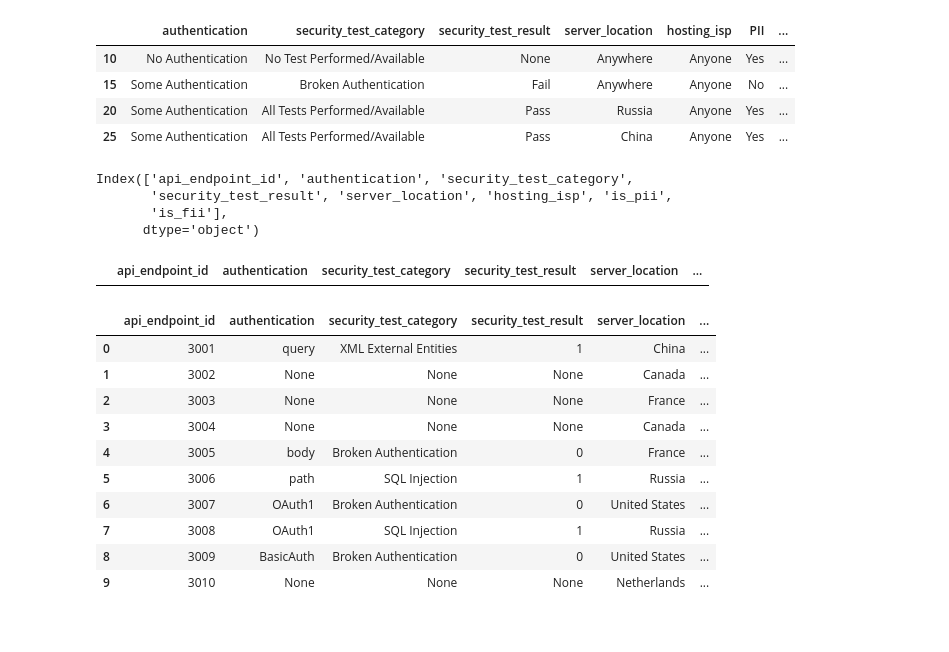
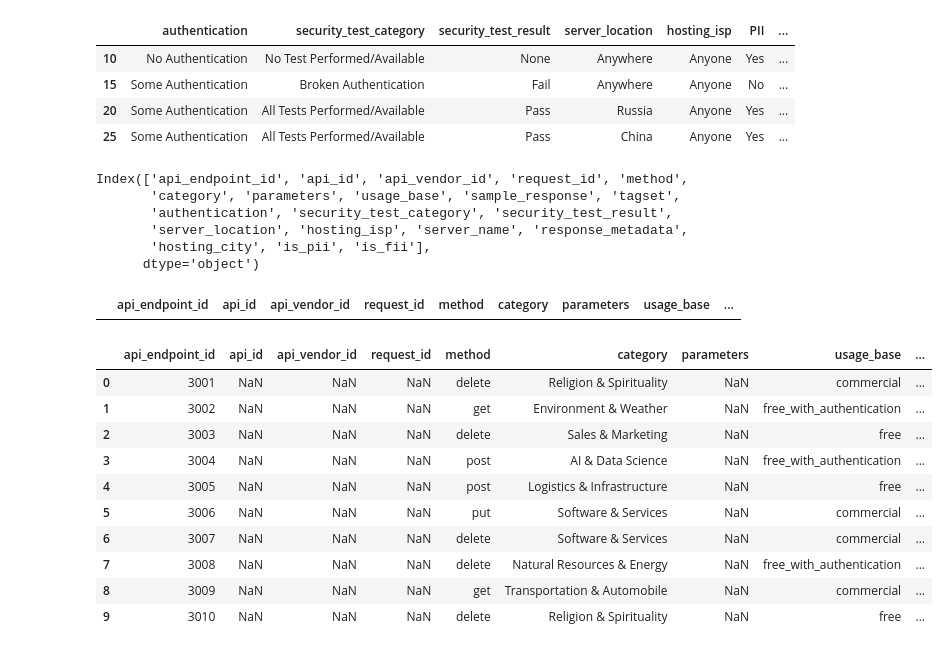
Before and after one commit to teejlab/API-Risk-Assessment-Framework, a Jupyter notebook: eda/eda_high_risk.ipynb, the cells around one changed output. Cells and saved outputs as stored; diff of their text form; code cells hidden in the pictures.

```diff
--- a/eda/eda_high_risk.ipynb
+++ b/eda/eda_high_risk.ipynb
@@ -36,7 +36,7 @@ rule_df
 | 70 | Some Authentication | All Tests Performed/Available | Pass | Americas | Anyone | Yes | ... |
 # %%
 api_df = pd.read_excel("../data/processed/df_pii.xlsx")
-api_df = api_df[['api_endpoint_id', 'authentication', 'security_test_category',
-                 'security_test_result', 'server_location', 'hosting_isp', 'is_pii', 'is_fii']]
+# api_df = api_df[['api_endpoint_id', 'authentication', 'security_test_category',
+#                  'security_test_result', 'server_location', 'hosting_isp', 'is_pii', 'is_fii']]
 api_df
 # %% [output]
@@ -100,21 +120,39 @@ rules_dict["Anyone"] = ['United States', 'Canada', 'Germany', 'Netherlands',
                         'Czechia']
 rules_dict["Yes"] = ["Yes"]
 rules_dict["No"] = ["No"]
+rules_dict["method"] = ['get', 'post', 'delete', 'put']
+rules_dict["category"] = ['Environment & Weather', 'Information & Science',
+                          'GeoInformatics & Navigation', 'Software & Services',
+                          'Social Media & Technology', 'AI & Data Science',
+                          'Government & Public Services', 'News & Media', 'Finance & Banking',
+                          'Business & Technology', 'Health Science & Medicine',
+                          'Transportation & Automobile', 'Justice & Public Safety',
+                          'Natural Resources & Energy', 'Skills & Career Development',
+                          'Research & Education', 'Sports & Entertainment', 'Sales & Marketing',
+                          'eCommerce & Trade', 'Work & Personal Life','Security & Technology',
+                          'Religion & Spirituality', 'Logistics & Infrastructure']
+rules_dict["usage_base"] = ['free', 'commercial', 'free_with_authentication']
+rules_dict["server_name"] = ['openresty', 'ESF', 'GSE', 'mafe', 'Unavailable/Obscured', 'Apache-Coyote/1.1', 'GitHub.com', 'scaffolding on HTTPServer2', 'Missing/ Obscured', 'tsa_b', 'Microsoft-IIS/10.0', 'nginx', 'Apache', 'Google Frontend', 'snooserv', 'cloudflare', 'mw1313.eqiad.wmnet', 'mw1377.eqiad.wmnet', 'Apache/2.4.41 (Ubuntu)', 'Concierge', 'Microsoft-IIS/8.5', 'Apache/2.4.18 (Ubuntu)', 'Apache/2.4.7 (Ubuntu)', 'Apache/2.4.6 (Red Hat Enterprise Linux) OpenSSL/1.0.2k-fips', 'Europa', 'Apache/2.2.27 (Unix) PHP/5.5.11', 'Microsoft-IIS/8.0', 'nginx/1.13.1', 'Apache/2.4.6 (Red Hat Enterprise Linux) OpenSSL/1.0.2k-fips mod_wsgi/3.4 Python/2.7.5', 'nginx/1.1.19', 'nginx/1.4.6 (Ubuntu)', 'CloudFront', 'akka-http/10.0.5', 'webserver', 'nginx/1.10.3', 'awselb/2.0', 'api-gateway/1.9.3.1',
+                             'Apache/2.4.38 (Debian)', 'thin', 'nginx/1.17.7', 'Apache/2.4.29', 'Tengine', 'Apache/2.4.41 (Amazon) PHP/7.0.33', 'envoy', 'Apache/2.4.29 (Ubuntu)', 'Cowboy', 'akka-http/10.0.15', 'RapidAPI-1.1.0', 'Apache/2.4.38 (Ubuntu)', 'Neutrino-API', 'Python/3.6 aiohttp/3.6.2', 'gunicorn/19.4.5', 'istio-envoy', 'Cloudmersive Server', 'nginx/1.14.0 (Ubuntu)', 'Apache/2.2.15 (CentOS)', 'nginx/1.16.1', 'Apache/2.2.9 (Ubuntu) PHP/5.2.6-2ubuntu4.6 with Suhosin-Patch mod_ssl/2.2.9 OpenSSL/0.9.8g mod_wsgi/4.5.7 Python/2.6', 'openresty/1.13.6.2', 'nginx/1.8.0 + Phusion Passenger 5.0.23', 'Apache/2.4.33 (Amazon) mod_wsgi/3.5 Python/2.7.14 PHP/7.0.30 mod_perl/2.0.10 Perl/v5.16.3', 'nginx/1.17.10', 'nginx/1.17.8', 'nginx/1.17.9', 'nginx/1.6.2', 'nginx/1.12.2', 'nginx/1.15.9', 'Caddy']
+rules_dict["hosting_city"] = ['New York', 'Montreal', 'Toronto', 'Dallas', 'Mountain View', 'QuÃ©bec', 'Champaign', 'Indianapolis', 'Portland', 'Seattle', 'Atlanta', 'Newark', 'San Francisco', 'Ashburn', 'Walldorf', "'s-Hertogenbosch", 'Chicago', 'Washington', 'Boston', 'Miami', 'Los Angeles', 'Godmanchester', 'Redmond', 'Amsterdam-Zuidoost', 'Dublin', 'Alexandria', 'Lacey', 'Chehalis', 'Sydney', 'Berkeley', 'San Jose', 'Durango', 'Bokaro Steel City', 'Dumka', 'Ranchi', 'Frankfurt am Main', 'Luxembourg',
+                              'Calgary', 'Victoria', 'Vancouver', 'Charlotte', 'Redwood Shores', 'Skurup', 'San Antonio', 'Irmo', 'Rockville', 'Nuremberg', 'Islip', 'Roubaix', 'Falkenstein', 'Seville', 'Township of Piscataway', 'London', 'Saint-Quentin', 'Eindhoven', 'Phoenix', 'Ogden', 'Quincy', 'Cedar Knolls', 'Paris', 'Brentwood', 'DÃ¼sseldorf', 'Clifton', 'Denver', 'Burnaby', 'Brea', 'Asheville', 'Dhaka', 'Mumbai', 'Singapore', 'Moscow', 'Burlington', 'Nhulunbuy', 'Stamford', 'Burntwood', 'Bengaluru', 'Prague', 'Wood Green', 'North Bergen']
 # %%
 # get columns from api_df
 api_df_cols = api_df.columns
 api_df_cols
 # %% [output]
-Index(['api_endpoint_id', 'authentication', 'security_test_category',
-       'security_test_result', 'server_location', 'hosting_isp', 'is_pii',
-       'is_fii'],
+Index(['api_endpoint_id', 'api_id', 'api_vendor_id', 'request_id', 'method',
+       'category', 'parameters', 'usage_base', 'sample_response', 'tagset',
+       'authentication', 'security_test_category', 'security_test_result',
+       'server_location', 'hosting_isp', 'server_name', 'response_metadata',
+       'hosting_city', 'is_pii', 'is_fii'],
       dtype='object')
 # %%
 # create dataframe with columns from api_df_cols
-new_df = pd.DataFrame(columns=  api_df_cols)
+new_df = pd.DataFrame(columns =  api_df_cols)
 new_df
 # %% [output]
-|  | api_endpoint_id | authentication | security_test_category | security_test_result | server_location | ... |
+|  | api_endpoint_id | api_id | api_vendor_id | request_id | method | category | parameters | usage_base | ... |
 # %%
 import random
 starting_id = 3000
@@ -123,6 +161,22 @@ for i in range(10):
     # generate random values for each column
     starting_id += 1
     new_df.loc[i, "api_endpoint_id"] = starting_id
+
+    # pick a random value for method
+    new_df.loc[i, "method"] = random.choice(rules_dict["method"])
+
+    # pick a random value for category
+    new_df.loc[i, "category"] = random.choice(rules_dict["category"])
+
+    # pick a random value for usage_base
+    new_df.loc[i, "usage_base"] = random.choice(rules_dict["usage_base"])
+
+    # pick a random value for server_name
+    new_df.loc[i, "server_name"] = random.choice(rules_dict["server_name"])
+
+    # pick a random value for hosting_city
+    new_df.loc[i, "hosting_city"] = random.choice(rules_dict["hosting_city"])
+
     # pick a random row from high_risk_rule_df
     random_row = high_risk_rule_df.sample(1)
 
@@ -147,41 +201,42 @@ for i in range(10):
 
     #server_location
     server_location_rule_pick = random_row['server_location'].to_string(index=False)
     server_location_rule_value_list = rules_dict[server_location_rule_pick]
     server_location_rule_value = random.choice(server_location_rule_value_list)
     new_df.loc[i, "server_location"] = server_location_rule_value
 
     #hosting_isp
     hosting_isp_rule_pick = random_row['hosting_isp'].to_string(index=False)
     hosting_isp_rule_value_list = rules_dict[hosting_isp_rule_pick]
     hosting_isp_rule_value = random.choice(hosting_isp_rule_value_list)
     new_df.loc[i, "hosting_isp"] = hosting_isp_rule_value
 
 
     #is_pii
     is_pii_rule_pick = random_row['PII'].to_string(index=False)
     is_pii_rule_value_list = rules_dict[is_pii_rule_pick]
     is_pii_rule_value = random.choice(is_pii_rule_value_list)
     new_df.loc[i, "is_pii"] = is_pii_rule_value
 
     #is_fii
     is_fii_rule_pick = random_row['FII'].to_string(index=False)
     is_fii_rule_value_list = rules_dict[is_fii_rule_pick]
     is_fii_rule_value = random.choice(is_fii_rule_value_list)
     new_df.loc[i, "is_fii"] = is_fii_rule_value
 
 
 
+
 new_df
 # %% [output]
-|  | api_endpoint_id | authentication | security_test_category | security_test_result | server_location | ... |
-| 0 | 3001 | query | XML External Entities | 1 | China | ... |
-| 1 | 3002 | None | None | None | Canada | ... |
-| 2 | 3003 | None | None | None | France | ... |
-| 3 | 3004 | None | None | None | Canada | ... |
-| 4 | 3005 | body | Broken Authentication | 0 | France | ... |
-| 5 | 3006 | path | SQL Injection | 1 | Russia | ... |
-| 6 | 3007 | OAuth1 | Broken Authentication | 0 | United States | ... |
-| 7 | 3008 | OAuth1 | SQL Injection | 1 | Russia | ... |
-| 8 | 3009 | BasicAuth | Broken Authentication | 0 | United States | ... |
-| 9 | 3010 | None | None | None | Netherlands | ... |
+|  | api_endpoint_id | api_id | api_vendor_id | request_id | method | category | parameters | usage_base | ... |
+| 0 | 3001 | NaN | NaN | NaN | delete | Religion & Spirituality | NaN | commercial | ... |
+| 1 | 3002 | NaN | NaN | NaN | get | Environment & Weather | NaN | free_with_authentication | ... |
+| 2 | 3003 | NaN | NaN | NaN | delete | Sales & Marketing | NaN | free | ... |
+| 3 | 3004 | NaN | NaN | NaN | post | AI & Data Science | NaN | free_with_authentication | ... |
+| 4 | 3005 | NaN | NaN | NaN | post | Logistics & Infrastructure | NaN | free | ... |
+| 5 | 3006 | NaN | NaN | NaN | put | Software & Services | NaN | commercial | ... |
+| 6 | 3007 | NaN | NaN | NaN | delete | Software & Services | NaN | commercial | ... |
+| 7 | 3008 | NaN | NaN | NaN | delete | Natural Resources & Energy | NaN | free_with_authentication | ... |
+| 8 | 3009 | NaN | NaN | NaN | get | Transportation & Automobile | NaN | commercial | ... |
+| 9 | 3010 | NaN | NaN | NaN | delete | Religion & Spirituality | NaN | free | ... |
```
Also changed, not shown: parts of 3 cells of this notebook.
